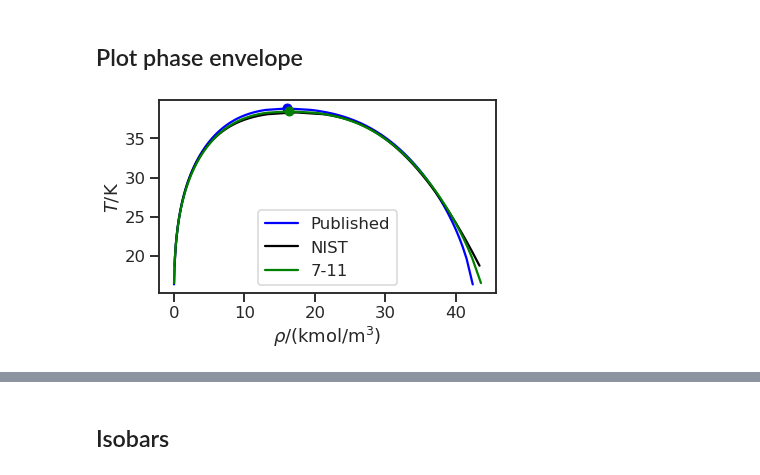
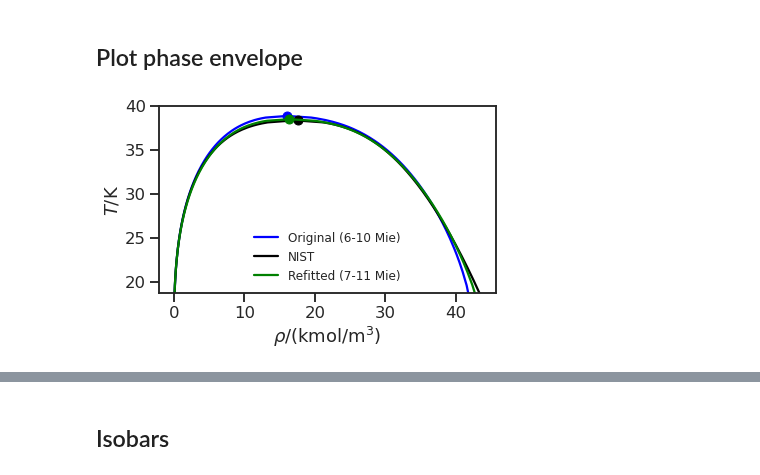
Before and after one commit to thermotools/thermopack, a Jupyter notebook: addon/pyExamples/notebooks/saftvrqmie_deuterium.ipynb, the cells around one changed output, grey strips where cells are left out. Cells and saved outputs as stored; diff of their text form; code cells hidden in the pictures.

```diff
--- a/addon/pyExamples/notebooks/saftvrqmie_deuterium.ipynb
+++ b/addon/pyExamples/notebooks/saftvrqmie_deuterium.ipynb
@@ -48,19 +48,22 @@ data_cp = loadFile("deuterium_ideal_cp.csv",delimiter=",")
 # %%
 T_p, P_p, v_p = qSAFT.get_envelope_twophase(5.0e3, z, maximum_pressure=2.0e6, calc_v=True)
 Tc_p, vc_p, Pc_p = qSAFT.critical(z)
-plt.plot(rho_scaling/v_p, T_p, "b", label="Published")
+plt.plot(rho_scaling/v_p, T_p, "b", label="Original (6-10 Mie)")
 plt.plot([rho_scaling/vc_p], [Tc_p], "bo")
 plt.plot(rho_scaling*data[:,2], data[:,0], "k", label="NIST")
 plt.plot(rho_scaling*data[:,3], data[:,0], "k")
+plt.plot([rho_scaling*17.6*1e3], [38.34], color="k", marker="o")
 T_fit, P_fit, v_fit = qSAFT_MOD.get_envelope_twophase(5.0e3, z, maximum_pressure=2.0e6, calc_v=True)
 Tc_fit, vc_fit, Pc_fit = qSAFT_MOD.critical(z)
-plt.plot(rho_scaling/v_fit, T_fit, "g", label="7-11")
+plt.plot(rho_scaling/v_fit, T_fit, "g", label="Refitted (7-11 Mie)")
 plt.plot([rho_scaling/vc_fit], [Tc_fit], color="g", marker="o")
 plt.xlabel(r"$\rho$/(kmol/m$^3$)")
 plt.ylabel(r"$T$/K")
-leg = plt.legend(loc="best")
+plt.ylim([18.724,40])
+#plt.xlim([35,45])
+leg = plt.legend(loc="best", frameon=False, fontsize=12)
 plt.tight_layout()
 plt.savefig("deuterium_T_rho.pdf")
 plt.show()
 # %% [output]
-[figure, old version]
+[figure, new version]
```
Also changed, not shown: parts of 3 cells of this notebook, 1 other file.
